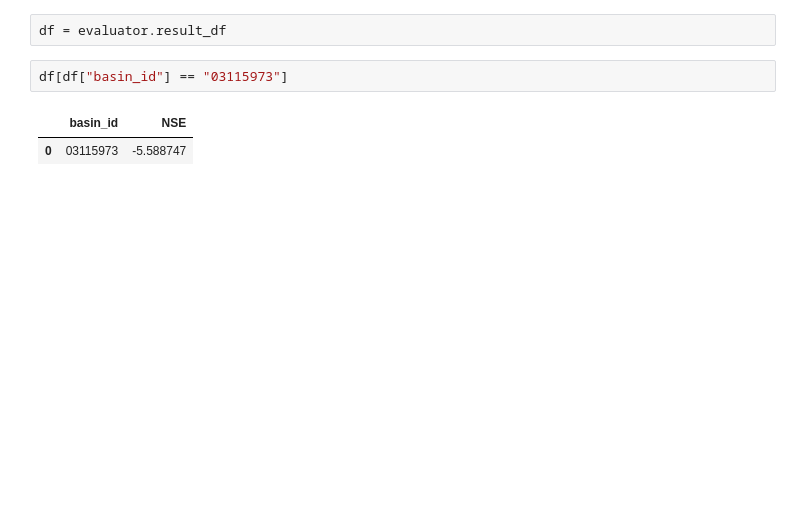
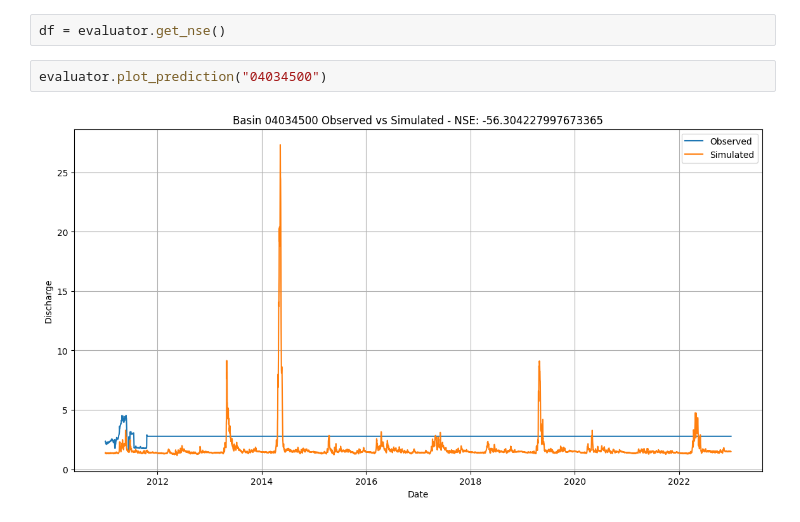
Before and after one commit to yunsupark1120/GAGEii_modeling, a Jupyter notebook: model_evaluation.ipynb, the cells around one changed output. Saved outputs shown, nothing was run; the diff lists cells and outputs as text; blank space fills up the shorter version.

```diff
--- a/model_evaluation.ipynb
+++ b/model_evaluation.ipynb
@@ -276,7 +331,6 @@ Collecting NSE values
 # %%
-df = evaluator.result_df
+df = evaluator.get_nse()
-# %%
-df[df["basin_id"] == "03115973"]
-# %% [output]
-|  | basin_id | NSE |
-| 0 | 03115973 | -5.588747 |
+# %%
+evaluator.plot_prediction("04034500")
+# %% [output]
+[figure, added]
```
Also changed, not shown: parts of 4 cells of this notebook.
